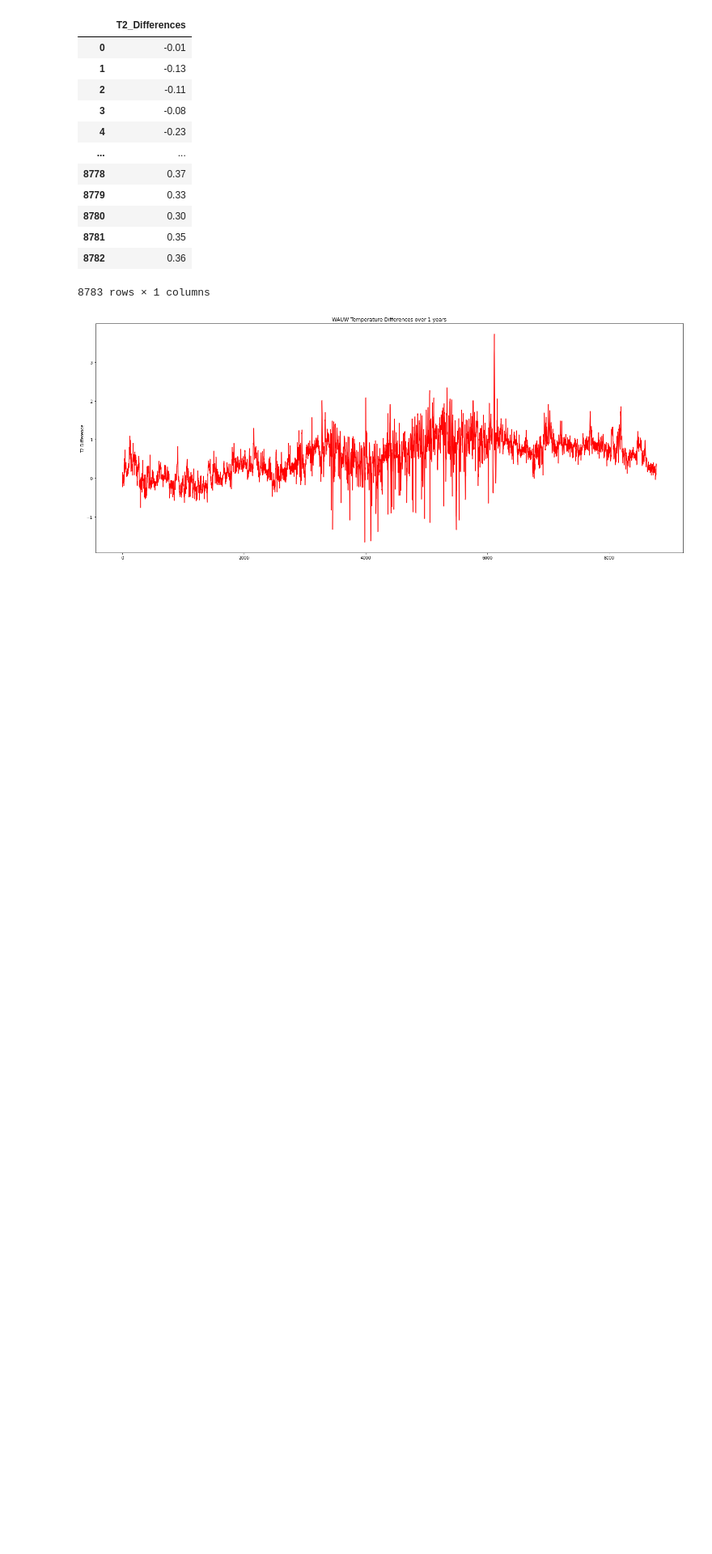
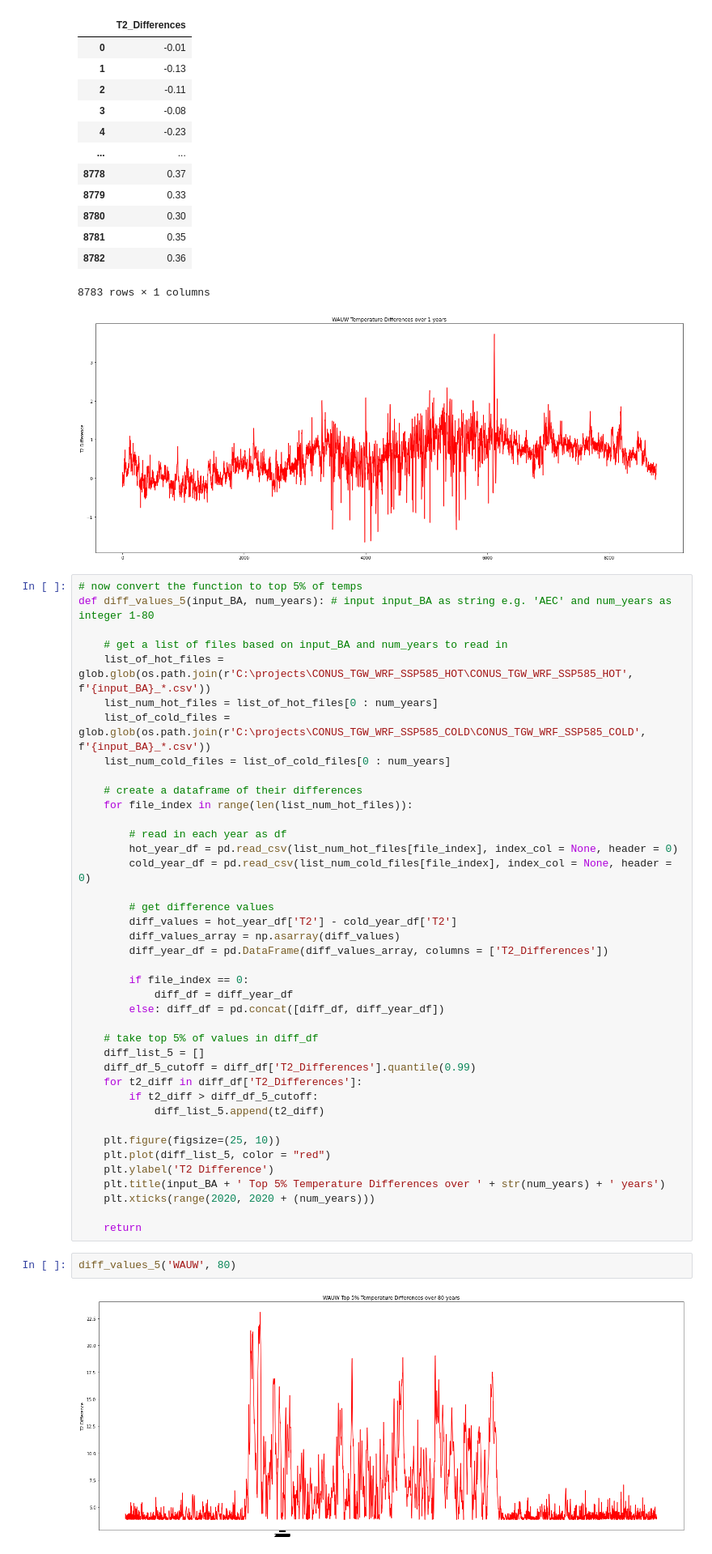
Before and after one commit to IMMM-SFA/misha_code, a Jupyter notebook: change_detection.ipynb, the cells around one changed output. Shown at 81% size. Saved outputs shown, nothing was run; the diff lists cells and outputs as text; blank space fills up the shorter version.

Commit message:
creates function to get diff values

```diff
--- a/change_detection.ipynb
+++ b/change_detection.ipynb
@@ -75,3 +75,47 @@ diff_values('WAUW', 1)
 | 8782 | 0.36 |
 8783 rows × 1 columns
 [figure]
+# %%
+# now convert the function to top 5% of temps
+def diff_values_5(input_BA, num_years): # input input_BA as string e.g. 'AEC' and num_years as integer 1-80
+
+    # get a list of files based on input_BA and num_years to read in
+    list_of_hot_files = glob.glob(os.path.join(r'C:\projects\CONUS_TGW_WRF_SSP585_HOT\CONUS_TGW_WRF_SSP585_HOT', f'{input_BA}_*.csv'))
+    list_num_hot_files = list_of_hot_files[0 : num_years]
+    list_of_cold_files = glob.glob(os.path.join(r'C:\projects\CONUS_TGW_WRF_SSP585_COLD\CONUS_TGW_WRF_SSP585_COLD', f'{input_BA}_*.csv'))
+    list_num_cold_files = list_of_cold_files[0 : num_years]
+
+    # create a dataframe of their differences
+    for file_index in range(len(list_num_hot_files)):
+
+        # read in each year as df
+        hot_year_df = pd.read_csv(list_num_hot_files[file_index], index_col = None, header = 0)
+        cold_year_df = pd.read_csv(list_num_cold_files[file_index], index_col = None, header = 0)
+
+        # get difference values
+        diff_values = hot_year_df['T2'] - cold_year_df['T2']
+        diff_values_array = np.asarray(diff_values)
+        diff_year_df = pd.DataFrame(diff_values_array, columns = ['T2_Differences'])
+
+        if file_index == 0:
+            diff_df = diff_year_df
+        else: diff_df = pd.concat([diff_df, diff_year_df])
+
+    # take top 5% of values in diff_df
+    diff_list_5 = []
+    diff_df_5_cutoff = diff_df['T2_Differences'].quantile(0.99)
+    for t2_diff in diff_df['T2_Differences']:
+        if t2_diff > diff_df_5_cutoff:
+            diff_list_5.append(t2_diff)
+
+    plt.figure(figsize=(25, 10))
+    plt.plot(diff_list_5, color = "red")
+    plt.ylabel('T2 Difference')
+    plt.title(input_BA + ' Top 5% Temperature Differences over ' + str(num_years) + ' years')
+    plt.xticks(range(2020, 2020 + (num_years)))
+
+    return
+# %%
+diff_values_5('WAUW', 80)
+# %% [output]
+[figure, added]
```
Also changed, not shown: parts of 3 cells of this notebook.
